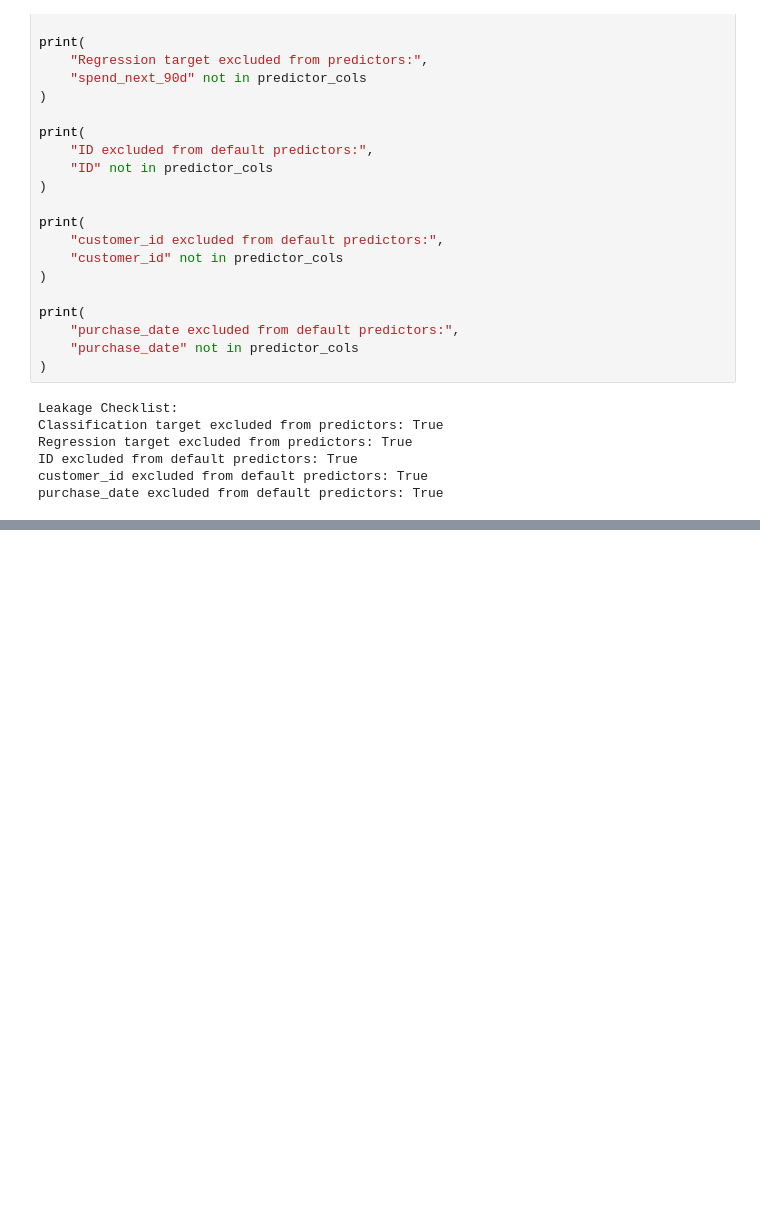
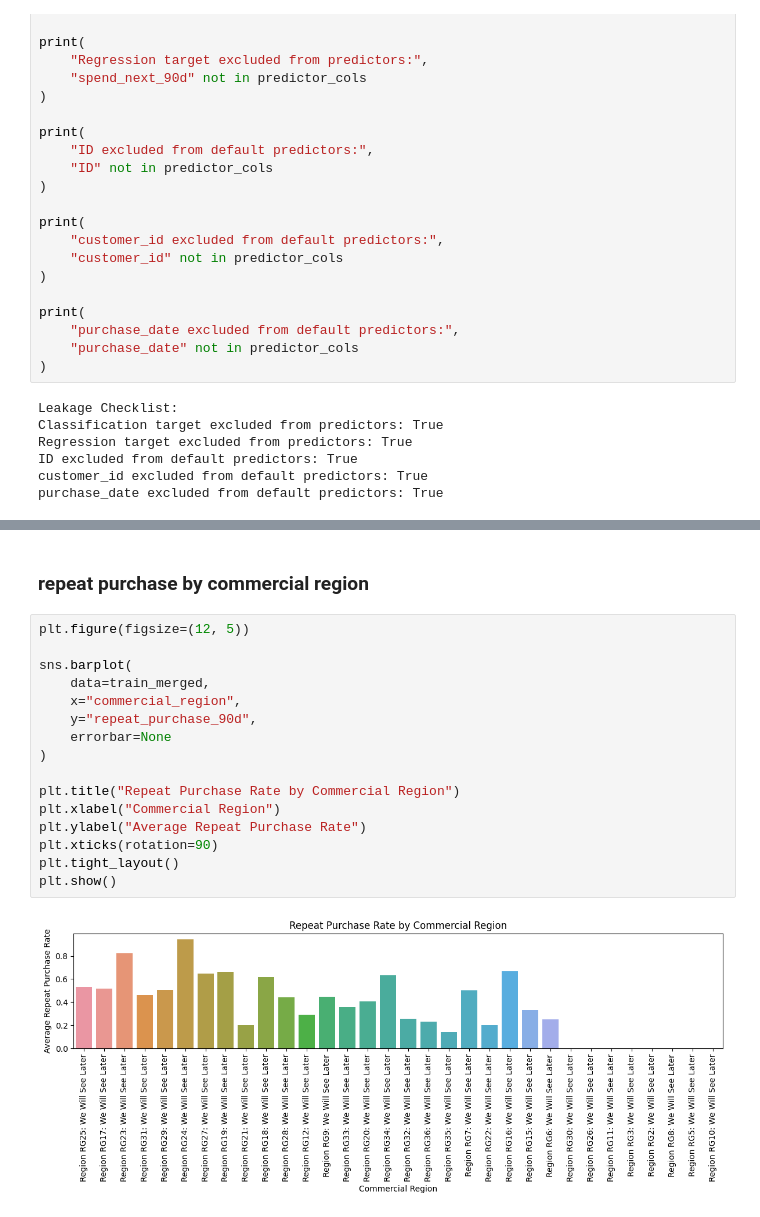
Before and after one commit to luisrafaelsoeiro/ETAI_Project, a Jupyter notebook: exploration.ipynb, the cells around one changed output, grey strips where cells are left out. Drawn from its saved outputs; the diff is of its cells as text; blank space fills up the shorter version.

```diff
--- a/exploration.ipynb
+++ b/exploration.ipynb
@@ -2353,0 +2703,20 @@ The **random_noise** column also contains negative values but will be ignored du
+# %% [markdown]
+### repeat purchase by commercial region
+# %%
+plt.figure(figsize=(12, 5))
+
+sns.barplot(
+    data=train_merged,
+    x="commercial_region",
+    y="repeat_purchase_90d",
+    errorbar=None
+)
+
+plt.title("Repeat Purchase Rate by Commercial Region")
+plt.xlabel("Commercial Region")
+plt.ylabel("Average Repeat Purchase Rate")
+plt.xticks(rotation=90)
+plt.tight_layout()
+plt.show()
+# %% [output]
+[figure, added]
```
Also changed, not shown: parts of 26 cells of this notebook.
